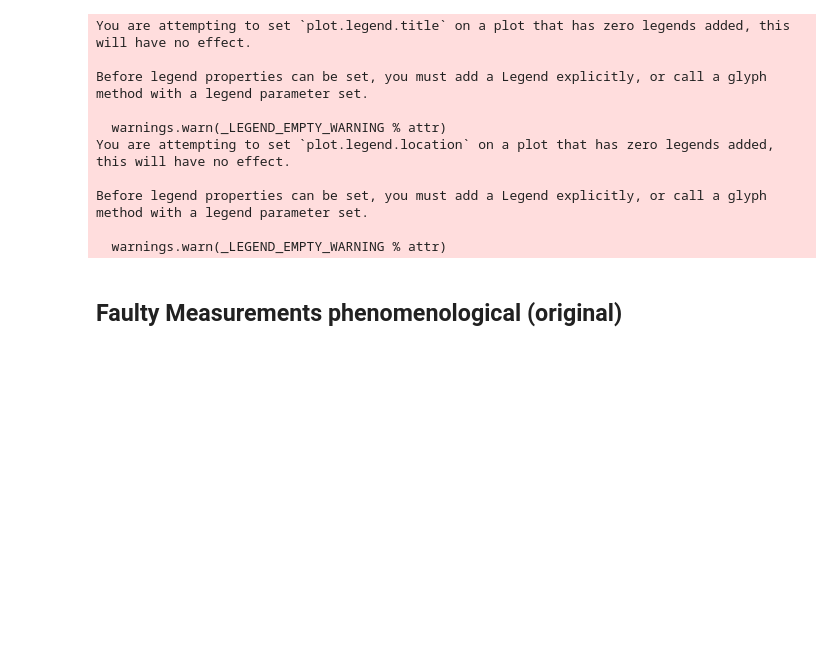
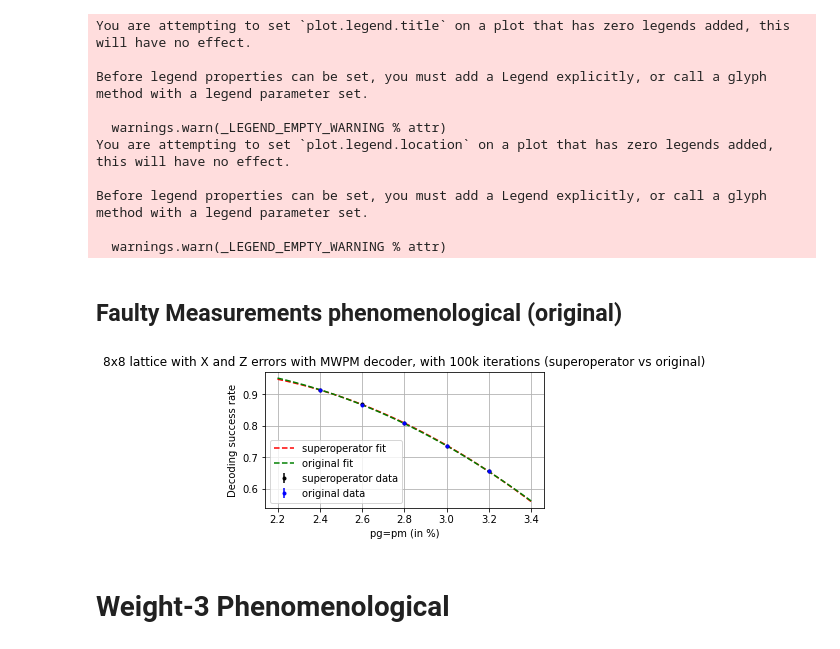
Before and after one commit to siddhantphy/qsurface, a Jupyter notebook: qsurface/running/testing.ipynb, the cells around one changed output. Cells and saved outputs as stored; diff of their text form; code cells hidden in the pictures; blank space fills up the shorter version.

Commit message:
Weight-3 first implementation

```diff
--- a/qsurface/running/testing.ipynb
+++ b/qsurface/running/testing.ipynb
@@ -108,3 +110,43 @@ fig.circle(p, l10, fill_color="red", size=5)
 fig.circle(p, l12, fill_color="black", size=5)
 
 show(fig)
+# %%
+import numpy as np
+from scipy.optimize import curve_fit
+import matplotlib.pyplot as plt
+import math
+
+# 100k iterations union find, sweeping over error rates, 8X8 lattices
+super8x8 = np.array([0.91377, 0.86901, 0.81006, 0.73659, 0.65606])
+original8x8 = np.array([0.91455, 0.868, 0.80849, 0.73488, 0.6559])
+rates = np.array([2.4, 2.6, 2.8, 3.0, 3.2])
+
+def fitting_function(x, a0, a1, a2, mu, pth):
+    return a0+a1*(x-pth)*(8**(1/mu))+a2*((x-pth)**2)*(8**(2/mu))
+
+def err(x):
+    return math.sqrt(x*(1-x)/9999)
+error_super = [err(x) for x in super8x8]
+error_original = [err(x) for x in original8x8]
+
+rng = np.random.default_rng()
+popt_super, pcov_super = curve_fit(fitting_function, rates, super8x8)
+popt_original, pcov_original = curve_fit(fitting_function, rates, original8x8)
+
+fig = plt.figure(figsize=(5,2.5))
+fig.set_facecolor("w")
+ax1 = fig.add_subplot()
+ax1.set_title('8x8 lattice with X and Z errors with MWPM decoder, with 100k iterations (superoperator vs original)')
+ax1.set_ylabel('Decoding success rate')
+ax1.set_xlabel('pg=pm (in %)')
+plt.grid()
+
+plt.errorbar(rates,super8x8,yerr=error_super, fmt='k.')
+plt.plot(np.linspace(2.2, 3.4, 100),fitting_function(np.linspace(2.2, 3.4, 100),popt_super[0],popt_super[1],popt_super[2],popt_super[3],popt_super[4]),'r--', label='superoperator')
+
+plt.errorbar(rates,original8x8,yerr=error_original,fmt='b.')
+plt.plot(np.linspace(2.2, 3.4, 100),fitting_function(np.linspace(2.2, 3.4, 100),popt_original[0],popt_original[1],popt_original[2],popt_original[3],popt_original[4]),'g--', label='original')
+plt.legend(['superoperator fit','original fit','superoperator data','original data'])
+plt.savefig('comparison.pdf')
+# %% [output]
+[figure, added]
@@ -110,0 +157,2 @@ show(fig)
+# %% [markdown]
+# Weight-3 Phenomenological
```
Also changed, not shown: parts of 5 cells of this notebook, 16 other files.
